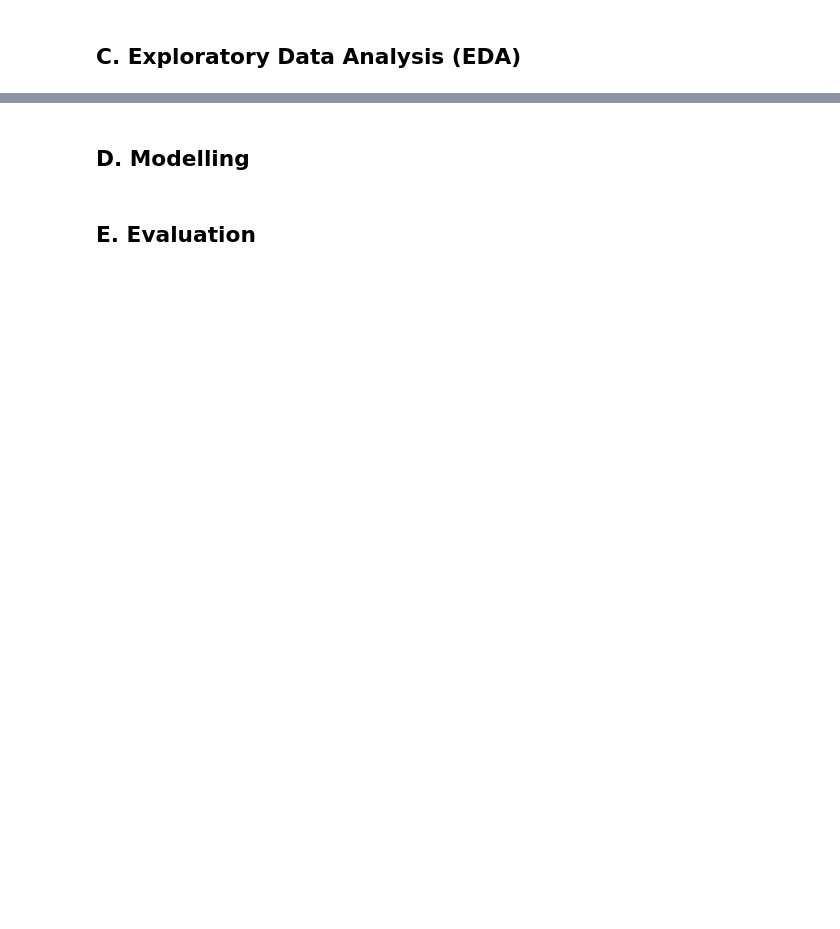
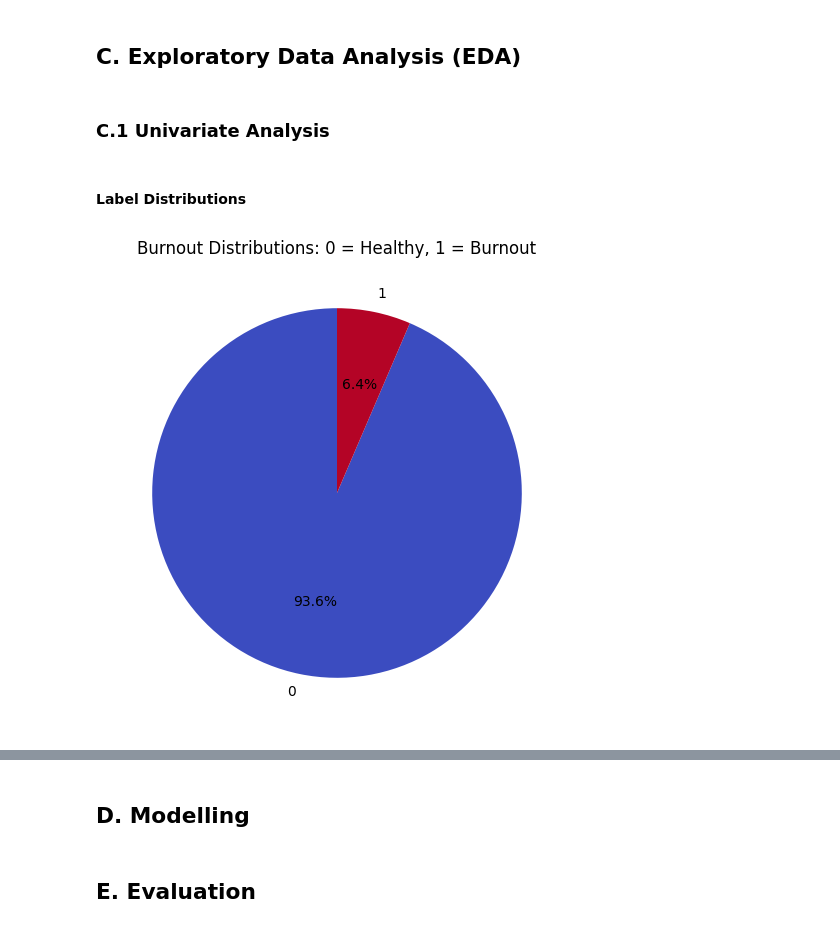
Before and after one commit to HablSank/1Day-1Dataset_MachineLearningProject, a Jupyter notebook: Day-16/Support Vector Machine (HR Burnout)/synthetic_employee_burnout.ipynb, the cells around one changed output, grey strips where cells are left out. Cells and saved outputs as stored; diff of their text form; code cells hidden in the pictures; blank space fills up the shorter version.

```diff
--- a/Day-16/Support Vector Machine (HR Burnout)/synthetic_employee_burnout.ipynb
+++ b/Day-16/Support Vector Machine (HR Burnout)/synthetic_employee_burnout.ipynb
@@ -206,3 +206,15 @@ df_clean.head()
 | 4 | 59 | 1 | 3 | 8 | 38 | 46 | 4.41 | 1 | ... |
 # %% [markdown]
 ## C. Exploratory Data Analysis (EDA)
+# %% [markdown]
+### C.1 Univariate Analysis
+# %% [markdown]
+#### Label Distributions
+# %%
+plt.figure(figsize=(6, 6))
+df_clean['Burnout'].value_counts().plot.pie(autopct='%1.1f%%', startangle=90, cmap='coolwarm')
+plt.title('Burnout Distributions: 0 = Healthy, 1 = Burnout')
+plt.ylabel(None)
+plt.show()
+# %% [output]
+[figure, added]
```
Also changed, not shown: parts of 9 cells of this notebook.
